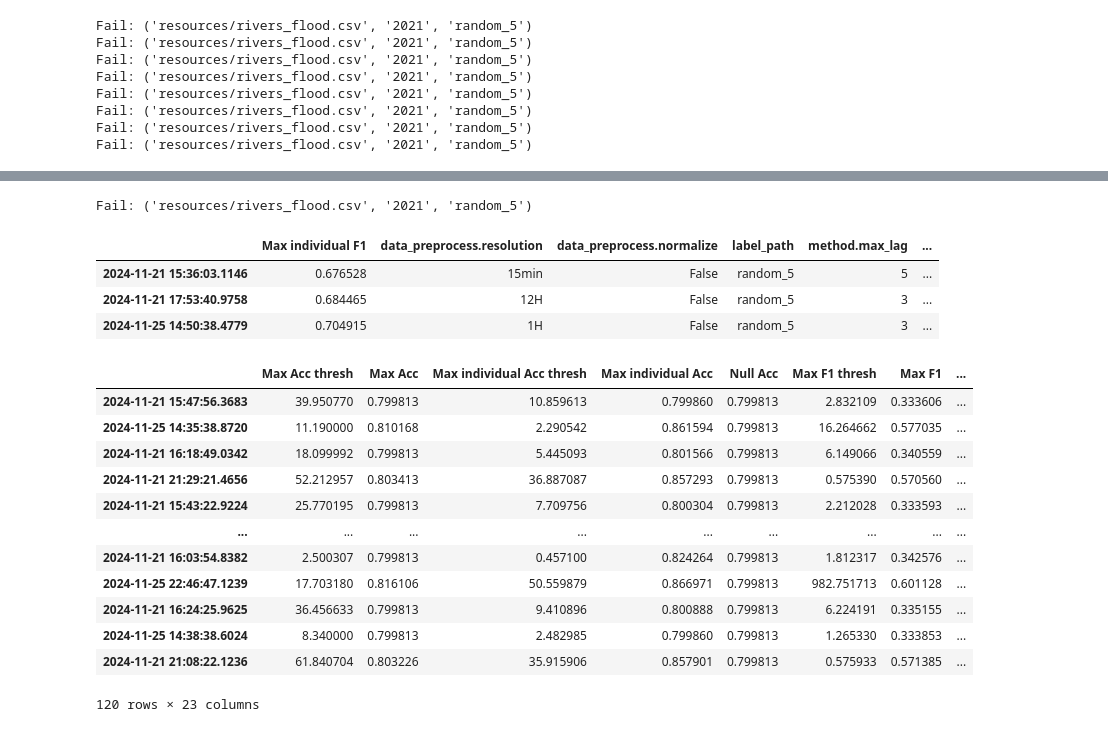
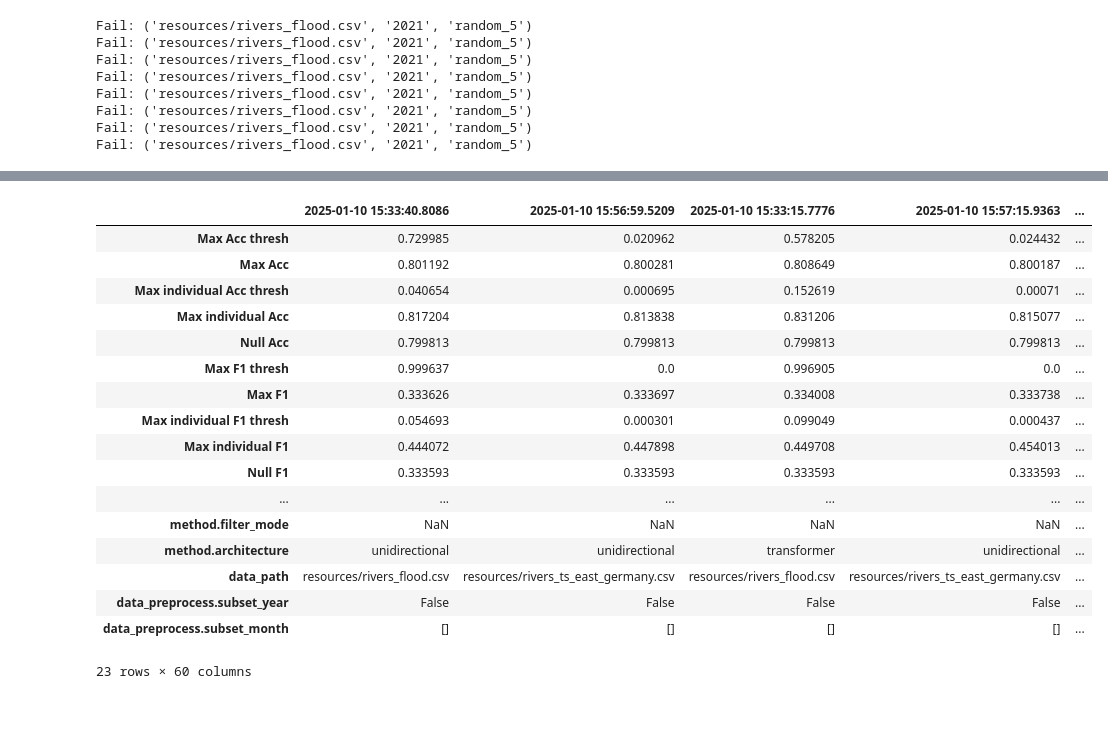
Before and after one commit to CausalRivers/experiments, a Jupyter notebook: exp2.ipynb, the cells around one changed output, grey strips where cells are left out. Cells and saved outputs as stored; diff of their text form; code cells hidden in the pictures.

```diff
--- a/exp2.ipynb
+++ b/exp2.ipynb
@@ -135,10 +45,0 @@ Fail: ('resources/rivers_flood.csv', '2021', 'random_5')
-# %%
-name = "var_"
-data = pd.read_csv("grid_export_exp2/" + name + ".csv", index_col=0)
-res = ["data_path",  "data_preprocess.subset_year"]
-formatted = format_table(data,cfg, scoring= scoring, restriction=res)
-lines = extract_raw_performance(formatted,cfg,scoring,name="Var", restriction=res)
-hp_stack.append(formatted)
-performance_stack.append(lines)
-# %% [output]
-Fail: ('resources/rivers_flood.csv', '2021', 'random_5')
@@ -147,7 +45,0 @@ lines = extract_raw_performance(formatted,cfg,scoring,name="Var", restriction=re
-# %%
-formatted
-# %% [output]
-|  | Max individual F1 | data_preprocess.resolution | data_preprocess.normalize | label_path | method.max_lag | ... |
-| 2024-11-21 15:36:03.1146 | 0.676528 | 15min | False | random_5 | 5 | ... |
-| 2024-11-21 17:53:40.9758 | 0.684465 | 12H | False | random_5 | 3 | ... |
-| 2024-11-25 14:50:38.4779 | 0.704915 | 1H | False | random_5 | 3 | ... |
@@ -161,24 +46,21 @@ performance_stack.append(lines)
-# %%
-params = general_params + ["method_hps.filter_mode","normalize"]
-test_runs(data.T, cfg.metrics, params)
-formatted = format_table(data,cfg, params,scoring=scoring, restriction=["method_hps.filter_mode"])
-extract_raw_performance(formatted,cfg,scoring,name=name, restriction="method_hps.filter_mode")
-formatted["method"] = name
-hp_stack.append(formatted)
-performance_stack.append(performance_stack)
-# %% [output]
-|  | Max Acc thresh | Max Acc | Max individual Acc thresh | Max individual Acc | Null Acc | Max F1 thresh | Max F1 | ... |
-| 2024-11-21 15:47:56.3683 | 39.950770 | 0.799813 | 10.859613 | 0.799860 | 0.799813 | 2.832109 | 0.333606 | ... |
-| 2024-11-25 14:35:38.8720 | 11.190000 | 0.810168 | 2.290542 | 0.861594 | 0.799813 | 16.264662 | 0.577035 | ... |
-| 2024-11-21 16:18:49.0342 | 18.099992 | 0.799813 | 5.445093 | 0.801566 | 0.799813 | 6.149066 | 0.340559 | ... |
-| 2024-11-21 21:29:21.4656 | 52.212957 | 0.803413 | 36.887087 | 0.857293 | 0.799813 | 0.575390 | 0.570560 | ... |
-| 2024-11-21 15:43:22.9224 | 25.770195 | 0.799813 | 7.709756 | 0.800304 | 0.799813 | 2.212028 | 0.333593 | ... |
-| ... | ... | ... | ... | ... | ... | ... | ... | ... |
-| 2024-11-21 16:03:54.8382 | 2.500307 | 0.799813 | 0.457100 | 0.824264 | 0.799813 | 1.812317 | 0.342576 | ... |
-| 2024-11-25 22:46:47.1239 | 17.703180 | 0.816106 | 50.559879 | 0.866971 | 0.799813 | 982.751713 | 0.601128 | ... |
-| 2024-11-21 16:24:25.9625 | 36.456633 | 0.799813 | 9.410896 | 0.800888 | 0.799813 | 6.224191 | 0.335155 | ... |
-| 2024-11-25 14:38:38.6024 | 8.340000 | 0.799813 | 2.482985 | 0.799860 | 0.799813 | 1.265330 | 0.333853 | ... |
-| 2024-11-21 21:08:22.1236 | 61.840704 | 0.803226 | 35.915906 | 0.857901 | 0.799813 | 0.575933 | 0.571385 | ... |
-120 rows × 23 columns
 # %%
-data = load_experimental_grid(mypath=p, method_name="var_").T
+data = load_experimental_grid(mypath=cfg.data_path + cfg.exp, method_name=cdmi).T
+# %% [output]
+|  | 2025-01-10 15:33:40.8086 | 2025-01-10 15:56:59.5209 | 2025-01-10 15:33:15.7776 | 2025-01-10 15:57:15.9363 | ... |
+| Max Acc thresh | 0.729985 | 0.020962 | 0.578205 | 0.024432 | ... |
+| Max Acc | 0.801192 | 0.800281 | 0.808649 | 0.800187 | ... |
+| Max individual Acc thresh | 0.040654 | 0.000695 | 0.152619 | 0.00071 | ... |
+| Max individual Acc | 0.817204 | 0.813838 | 0.831206 | 0.815077 | ... |
+| Null Acc | 0.799813 | 0.799813 | 0.799813 | 0.799813 | ... |
+| Max F1 thresh | 0.999637 | 0.0 | 0.996905 | 0.0 | ... |
+| Max F1 | 0.333626 | 0.333697 | 0.334008 | 0.333738 | ... |
+| Max individual F1 thresh | 0.054693 | 0.000301 | 0.099049 | 0.000437 | ... |
+| Max individual F1 | 0.444072 | 0.447898 | 0.449708 | 0.454013 | ... |
+| Null F1 | 0.333593 | 0.333593 | 0.333593 | 0.333593 | ... |
+| ... | ... | ... | ... | ... | ... |
+| method.filter_mode | NaN | NaN | NaN | NaN | ... |
+| method.architecture | unidirectional | unidirectional | transformer | unidirectional | ... |
+| data_path | resources/rivers_flood.csv | resources/rivers_ts_east_germany.csv | resources/rivers_flood.csv | resources/rivers_ts_east_germany.csv | ... |
+| data_preprocess.subset_year | False | False | False | False | ... |
+| data_preprocess.subset_month | [] | [] | [] | [] | ... |
+23 rows × 60 columns
```
Also changed, not shown: parts of 49 cells of this notebook, 5 other files.
